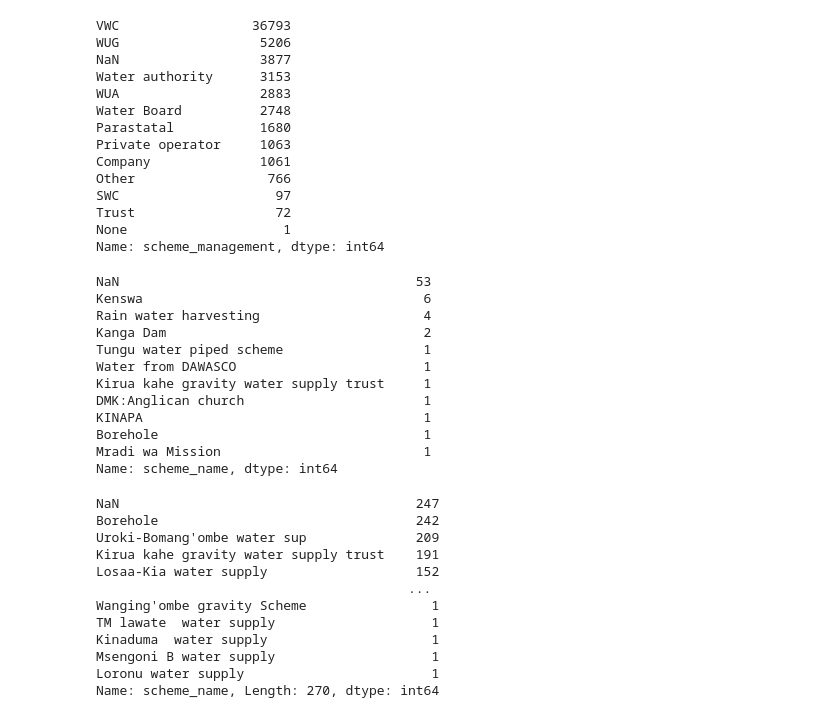
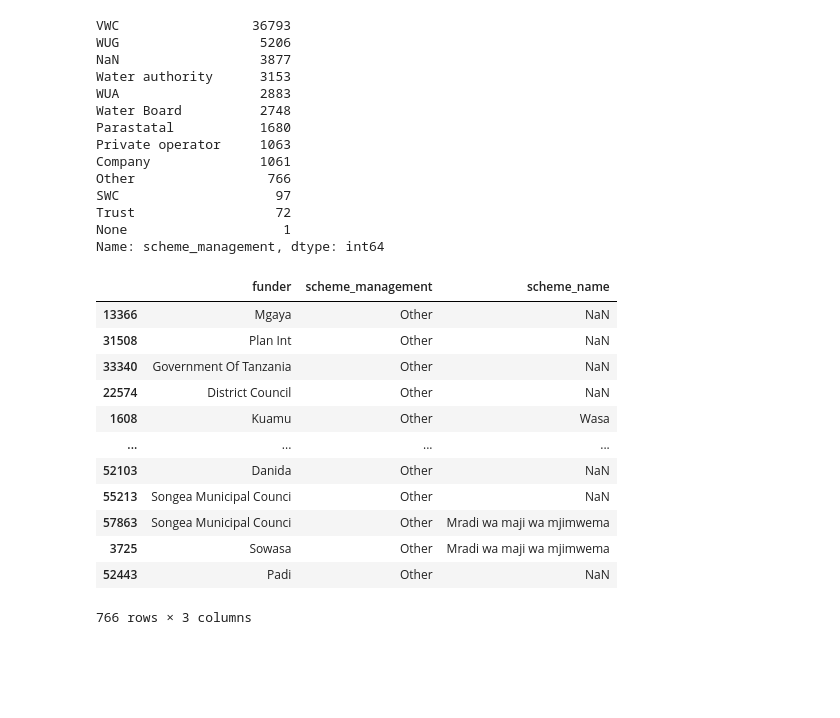
Before and after one commit to sansha94/WaterDataMining, a Jupyter notebook: Pump it Up - Data Cleaning.ipynb, the cells around one changed output. Cells and saved outputs as stored; diff of their text form; code cells hidden in the pictures; blank space fills up the shorter version.

```diff
--- a/Pump it Up - Data Cleaning.ipynb
+++ b/Pump it Up - Data Cleaning.ipynb
@@ -593,32 +593,18 @@ Trust                  72
 None                    1
 Name: scheme_management, dtype: int64
 # %%
-temp_df.loc[temp_df.scheme_management == 'Trust', 'scheme_name'].value_counts(dropna=False)
+temp_df.loc[(temp_df.scheme_management == 'Other'), ['funder', 'scheme_management', 'scheme_name']]
 # %% [output]
+|  | funder | scheme_management | scheme_name |
+| 13366 | Mgaya | Other | NaN |
+| 31508 | Plan Int | Other | NaN |
+| 33340 | Government Of Tanzania | Other | NaN |
+| 22574 | District Council | Other | NaN |
+| 1608 | Kuamu | Other | Wasa |
+| ... | ... | ... | ... |
+| 52103 | Danida | Other | NaN |
+| 55213 | Songea Municipal Counci | Other | NaN |
+| 57863 | Songea Municipal Counci | Other | Mradi wa maji wa mjimwema |
+| 3725 | Sowasa | Other | Mradi wa maji wa mjimwema |
+| 52443 | Padi | Other | NaN |
-NaN                                      53
-Kenswa                                    6
-Rain water harvesting                     4
-Kanga Dam                                 2
-Tungu water piped scheme                  1
-Water from DAWASCO                        1
-Kirua kahe gravity water supply trust     1
-DMK:Anglican church                       1
-KINAPA                                    1
-Borehole                                  1
-Mradi wa Mission                          1
-Name: scheme_name, dtype: int64
+766 rows × 3 columns
-# %%
-temp_df.loc[temp_df.scheme_management == 'Water Board', 'scheme_name'].value_counts(dropna=False)
-# %% [output]
-NaN                                      247
-Borehole                                 242
-Uroki-Bomang'ombe water sup              209
-Kirua kahe gravity water supply trust    191
-Losaa-Kia water supply                   152
-                                        ...
-Wanging'ombe gravity Scheme                1
-TM lawate  water supply                    1
-Kinaduma  water supply                     1
-Msengoni B water supply                    1
-Loronu water supply                        1
-Name: scheme_name, Length: 270, dtype: int64
```
Also changed, not shown: parts of 4 cells of this notebook.
